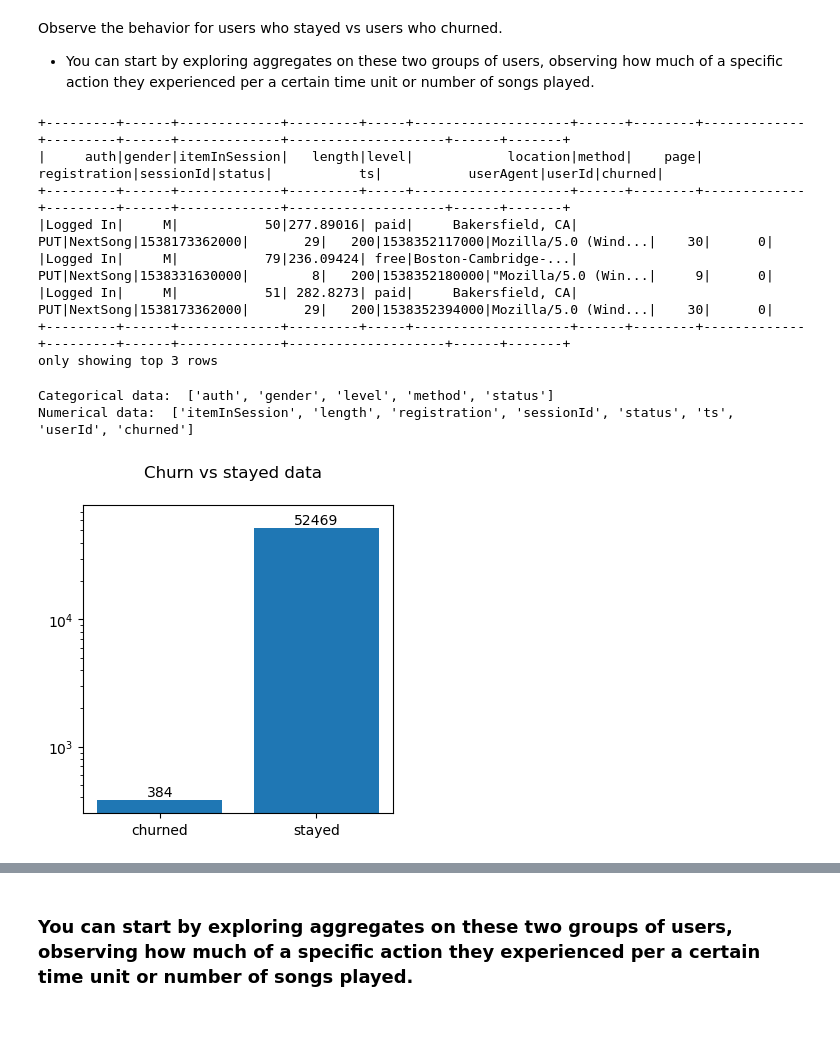
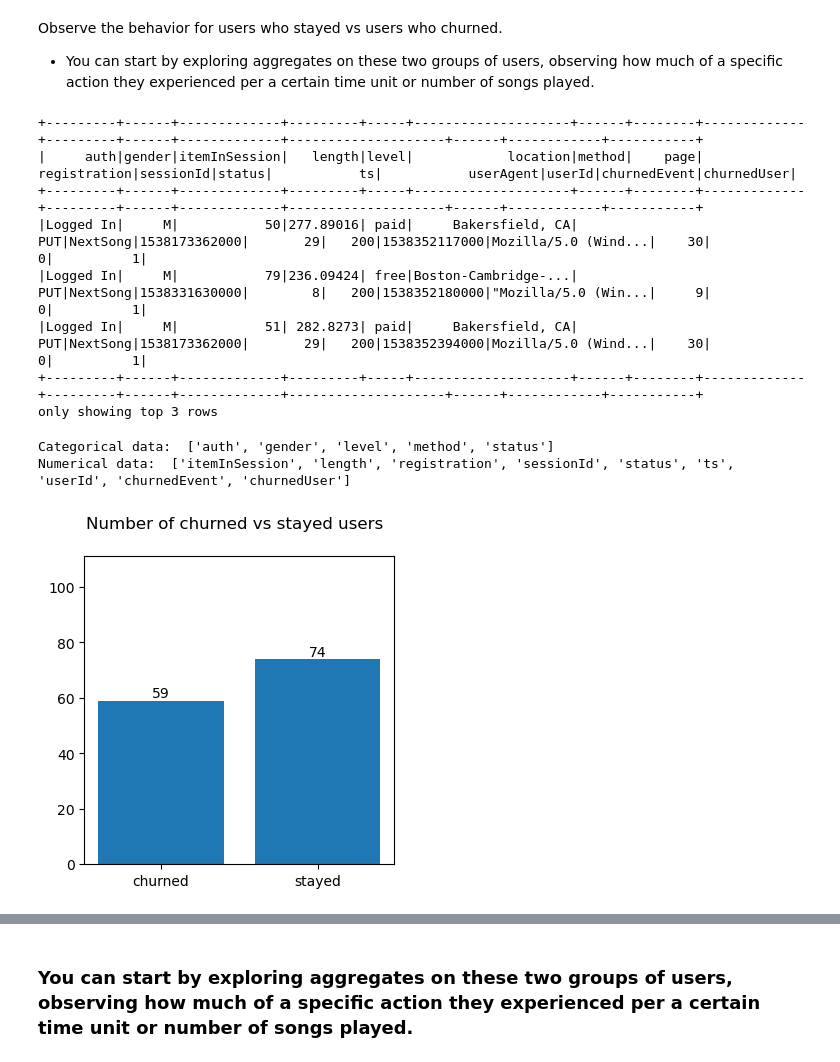
Before and after one commit to kwovadis/music_app_churn_analysis, a Jupyter notebook: notebook_sparkify_clean.ipynb, the cells around one changed output, grey strips where cells are left out. Saved outputs shown, nothing was run; the diff lists cells and outputs as text; code cells hidden in the pictures; blank space fills up the shorter version.

Commit message:
added churnedEvent, churnedUser, date_time, and date

```diff
--- a/notebook_sparkify_clean.ipynb
+++ b/notebook_sparkify_clean.ipynb
@@ -174,12 +174,17 @@ def create_churn(df, PageChurnString):
         df_churn - df updated with churn rate column
     '''
     # print(type(df.columns))
-    if "churned" in df.columns:
+    if "churnedEvent" in df.columns:
         flag_downgrade_event = udf(lambda x: 1 if x == PageChurnString else 0, IntegerType())
-        df_churn = df.withColumn("churned", when(col("churned") == 1, 1).otherwise(flag_downgrade_event("page")))
+        df_churn = df.withColumn("churnedEvent", when(col("churnedEvent") == 1, 1).otherwise(flag_downgrade_event("page")))
     else:
         flag_downgrade_event = udf(lambda x: 1 if x == PageChurnString else 0, IntegerType())
-        df_churn = df.withColumn("churned", flag_downgrade_event("page"))
+        df_churn = df.withColumn("churnedEvent", flag_downgrade_event("page"))
+
+    distinct_churned_users = df_churn.filter(df_churn.churnedEvent == 1).select('userId').distinct()
+    list_distinct_churned_users = list(distinct_churned_users.select('userId').toPandas()['userId'])
+
+    df_churn = df_churn.withColumn('churnedUser', when(df_churn.userId.isin(list_distinct_churned_users), 1).otherwise(0))
 
     return df_churn
 # %%
@@ -242,13 +281,13 @@ Observe the behavior for users who stayed vs users who churned.
 # %%
 data_churn.show(3)
 # %% [output]
-+---------+------+-------------+---------+-----+--------------------+------+--------+-------------+---------+------+-------------+--------------------+------+-------+
-|     auth|gender|itemInSession|   length|level|            location|method|    page| registration|sessionId|status|           ts|           userAgent|userId|churned|
-+---------+------+-------------+---------+-----+--------------------+------+--------+-------------+---------+------+-------------+--------------------+------+-------+
-|Logged In|     M|           50|277.89016| paid|     Bakersfield, CA|   PUT|NextSong|1538173362000|       29|   200|1538352117000|Mozilla/5.0 (Wind...|    30|      0|
-|Logged In|     M|           79|236.09424| free|Boston-Cambridge-...|   PUT|NextSong|1538331630000|        8|   200|1538352180000|"Mozilla/5.0 (Win...|     9|      0|
-|Logged In|     M|           51| 282.8273| paid|     Bakersfield, CA|   PUT|NextSong|1538173362000|       29|   200|1538352394000|Mozilla/5.0 (Wind...|    30|      0|
-+---------+------+-------------+---------+-----+--------------------+------+--------+-------------+---------+------+-------------+--------------------+------+-------+
++---------+------+-------------+---------+-----+--------------------+------+--------+-------------+---------+------+-------------+--------------------+------+------------+-----------+
+|     auth|gender|itemInSession|   length|level|            location|method|    page| registration|sessionId|status|           ts|           userAgent|userId|churnedEvent|churnedUser|
++---------+------+-------------+---------+-----+--------------------+------+--------+-------------+---------+------+-------------+--------------------+------+------------+-----------+
+|Logged In|     M|           50|277.89016| paid|     Bakersfield, CA|   PUT|NextSong|1538173362000|       29|   200|1538352117000|Mozilla/5.0 (Wind...|    30|           0|          1|
+|Logged In|     M|           79|236.09424| free|Boston-Cambridge-...|   PUT|NextSong|1538331630000|        8|   200|1538352180000|"Mozilla/5.0 (Win...|     9|           0|          1|
+|Logged In|     M|           51| 282.8273| paid|     Bakersfield, CA|   PUT|NextSong|1538173362000|       29|   200|1538352394000|Mozilla/5.0 (Wind...|    30|           0|          1|
++---------+------+-------------+---------+-----+--------------------+------+--------+-------------+---------+------+-------------+--------------------+------+------------+-----------+
 only showing top 3 rows
 # %%
 def categorical_and_numeric_columns(df):
@@ -461,8 +565,8 @@ def singleCategory_data_churn_rate_plot(df, category):
 cat_col_list, num_col_list = categorical_and_numeric_columns(data_churn)
 # %% [output]
 Categorical data:  ['auth', 'gender', 'level', 'method', 'status']
-Numerical data:  ['itemInSession', 'length', 'registration', 'sessionId', 'status', 'ts', 'userId', 'churned']
+Numerical data:  ['itemInSession', 'length', 'registration', 'sessionId', 'status', 'ts', 'userId', 'churnedEvent', 'churnedUser']
 # %%
-churn_rate_plot(data_churn)
+number_of_churned_users(data_churn)
 # %% [output]
-[figure, old version]
+[figure, new version]
```
Also changed, not shown: parts of 23 cells of this notebook.
